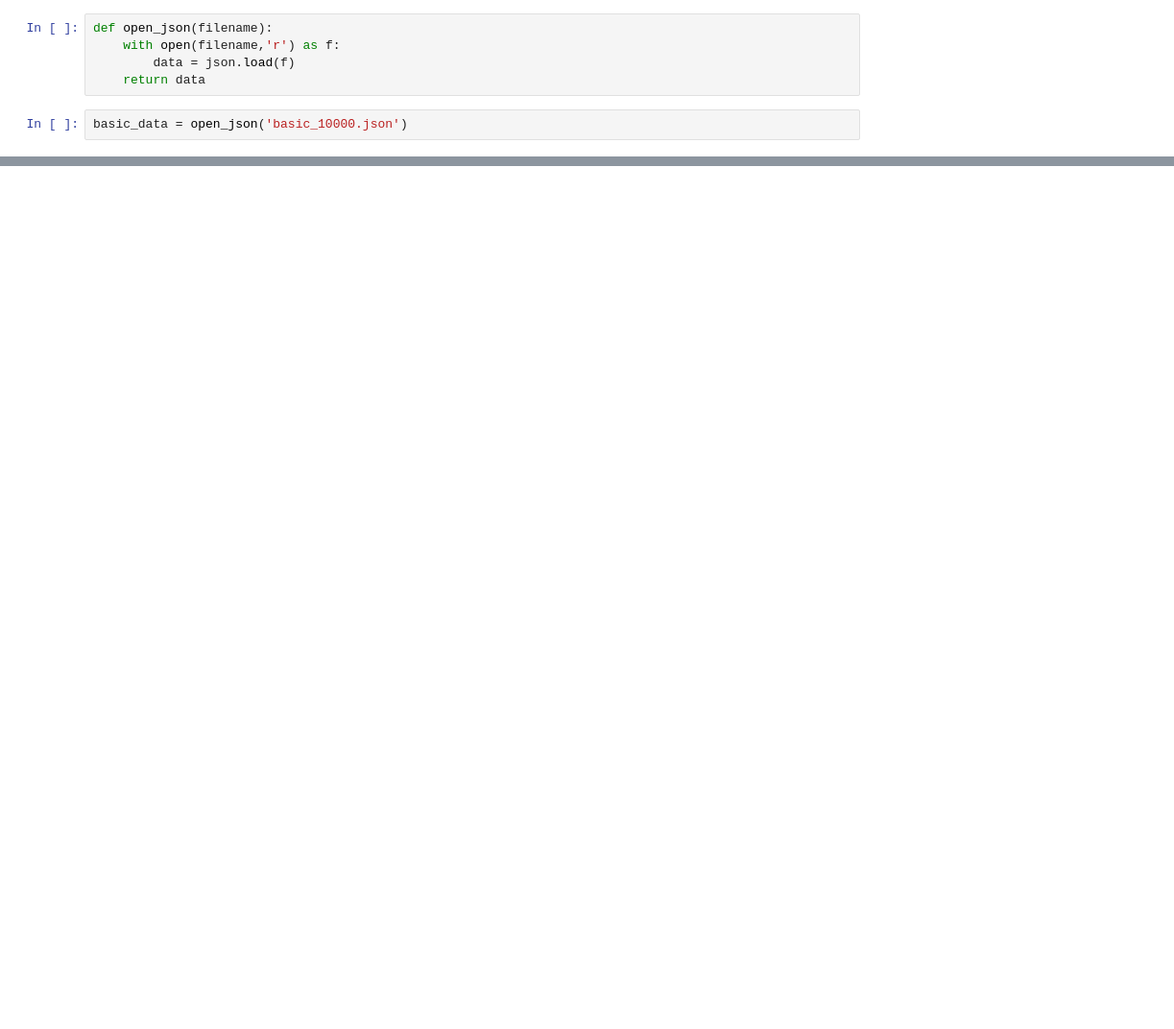
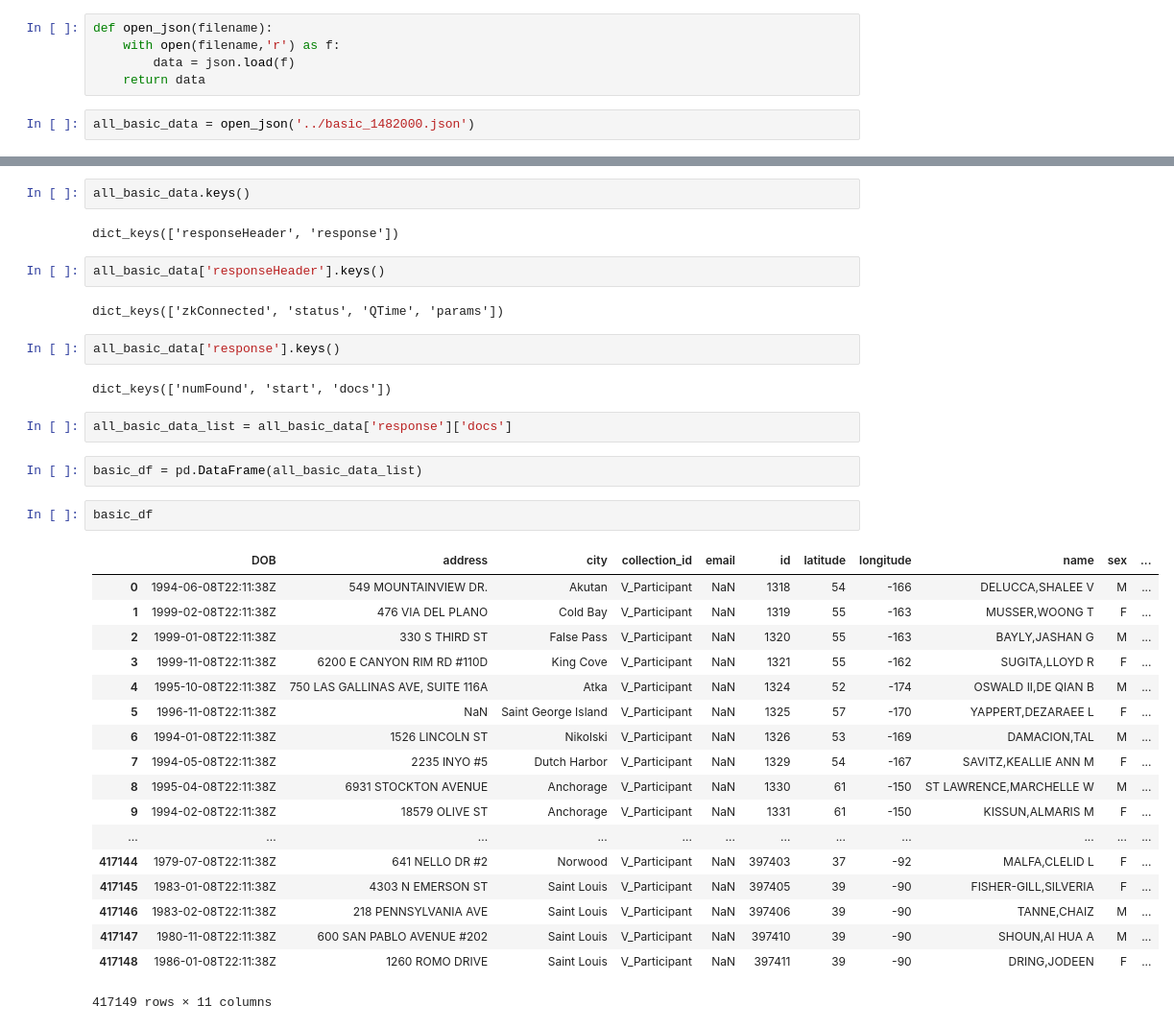
Before and after one commit to Youdongz/vitech, a Jupyter notebook: Combine and Transform data .ipynb, the cells around one changed output, grey strips where cells are left out. Shown: that part at 96% size. Drawn from its saved outputs; the diff is of its cells as text; blank space fills up the shorter version.

Commit message:
added jupyter nb for analysis, combined json files

```diff
--- a/Combine and Transform data .ipynb
+++ b/Combine and Transform data .ipynb
@@ -6,4 +7,4 @@ def open_json(filename):
         data = json.load(f)
     return data
 # %%
-basic_data = open_json('basic_10000.json')
+all_basic_data = open_json('../basic_1482000.json')
@@ -54,0 +11,37 @@ for user in basic_data:
+# %%
+all_basic_data.keys()
+# %% [output]
+dict_keys(['responseHeader', 'response'])
+# %%
+all_basic_data['responseHeader'].keys()
+# %% [output]
+dict_keys(['zkConnected', 'status', 'QTime', 'params'])
+# %%
+all_basic_data['response'].keys()
+# %% [output]
+dict_keys(['numFound', 'start', 'docs'])
+# %%
+all_basic_data_list = all_basic_data['response']['docs']
+# %%
+basic_df = pd.DataFrame(all_basic_data_list)
+# %%
+basic_df
+# %% [output]
+|  | DOB | address | city | collection_id | email | id | latitude | longitude | name | sex | ... |
+| 0 | 1994-06-08T22:11:38Z | 549 MOUNTAINVIEW DR. | Akutan | V_Participant | NaN | 1318 | 54 | -166 | DELUCCA,SHALEE V | M | ... |
+| 1 | 1999-02-08T22:11:38Z | 476 VIA DEL PLANO | Cold Bay | V_Participant | NaN | 1319 | 55 | -163 | MUSSER,WOONG T | F | ... |
+| 2 | 1999-01-08T22:11:38Z | 330 S THIRD ST | False Pass | V_Participant | NaN | 1320 | 55 | -163 | BAYLY,JASHAN G | M | ... |
+| 3 | 1999-11-08T22:11:38Z | 6200 E CANYON RIM RD #110D | King Cove | V_Participant | NaN | 1321 | 55 | -162 | SUGITA,LLOYD R | F | ... |
+| 4 | 1995-10-08T22:11:38Z | 750 LAS GALLINAS AVE, SUITE 116A | Atka | V_Participant | NaN | 1324 | 52 | -174 | OSWALD II,DE QIAN B | M | ... |
+| 5 | 1996-11-08T22:11:38Z | NaN | Saint George Island | V_Participant | NaN | 1325 | 57 | -170 | YAPPERT,DEZARAEE L | F | ... |
+| 6 | 1994-01-08T22:11:38Z | 1526 LINCOLN ST | Nikolski | V_Participant | NaN | 1326 | 53 | -169 | DAMACION,TAL | M | ... |
+| 7 | 1994-05-08T22:11:38Z | 2235 INYO #5 | Dutch Harbor | V_Participant | NaN | 1329 | 54 | -167 | SAVITZ,KEALLIE ANN M | F | ... |
+| 8 | 1995-04-08T22:11:38Z | 6931 STOCKTON AVENUE | Anchorage | V_Participant | NaN | 1330 | 61 | -150 | ST LAWRENCE,MARCHELLE W | M | ... |
+| 9 | 1994-02-08T22:11:38Z | 18579 OLIVE ST | Anchorage | V_Participant | NaN | 1331 | 61 | -150 | KISSUN,ALMARIS M | F | ... |
+| ... | ... | ... | ... | ... | ... | ... | ... | ... | ... | ... | ... |
+| 417144 | 1979-07-08T22:11:38Z | 641 NELLO DR #2 | Norwood | V_Participant | NaN | 397403 | 37 | -92 | MALFA,CLELID L | F | ... |
+| 417145 | 1983-01-08T22:11:38Z | 4303 N EMERSON ST | Saint Louis | V_Participant | NaN | 397405 | 39 | -90 | FISHER-GILL,SILVERIA | F | ... |
+| 417146 | 1983-02-08T22:11:38Z | 218 PENNSYLVANIA AVE | Saint Louis | V_Participant | NaN | 397406 | 39 | -90 | TANNE,CHAIZ | M | ... |
+| 417147 | 1980-11-08T22:11:38Z | 600 SAN PABLO AVENUE #202 | Saint Louis | V_Participant | NaN | 397410 | 39 | -90 | SHOUN,AI HUA A | M | ... |
+| 417148 | 1986-01-08T22:11:38Z | 1260 ROMO DRIVE | Saint Louis | V_Participant | NaN | 397411 | 39 | -90 | DRING,JODEEN | F | ... |
+417149 rows × 11 columns
```
Also changed, not shown: parts of 26 cells of this notebook, 1 other file.
